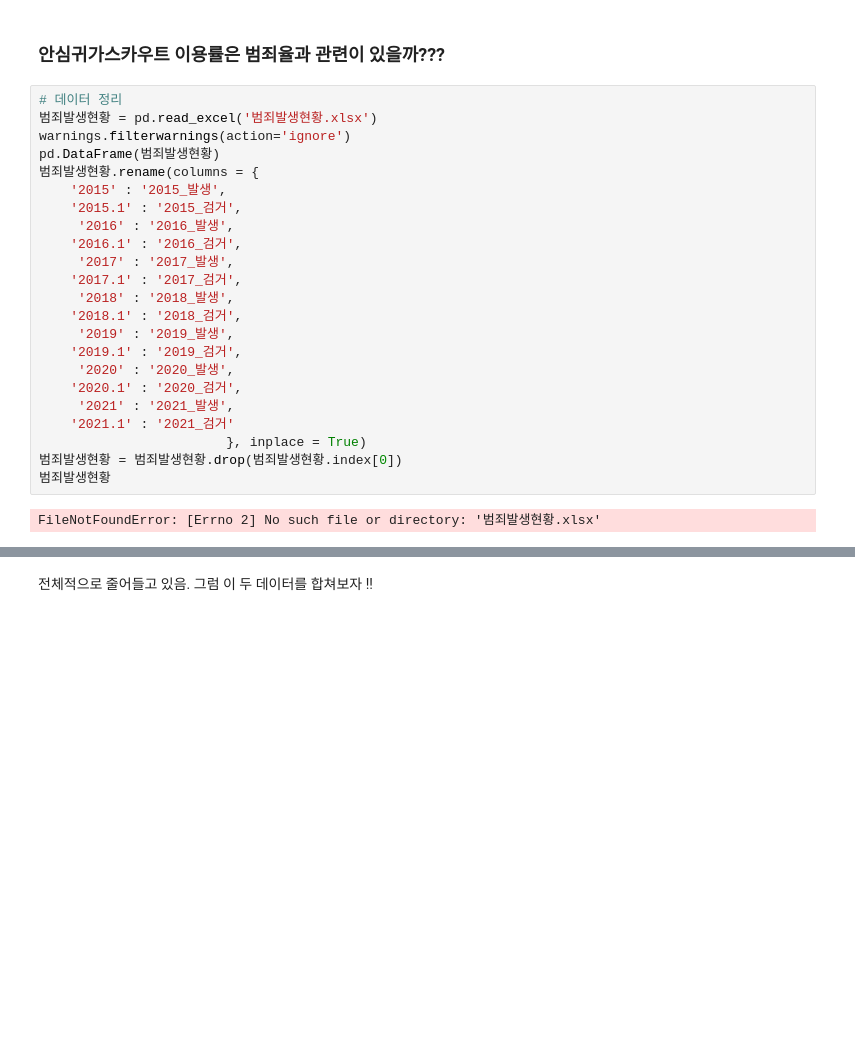
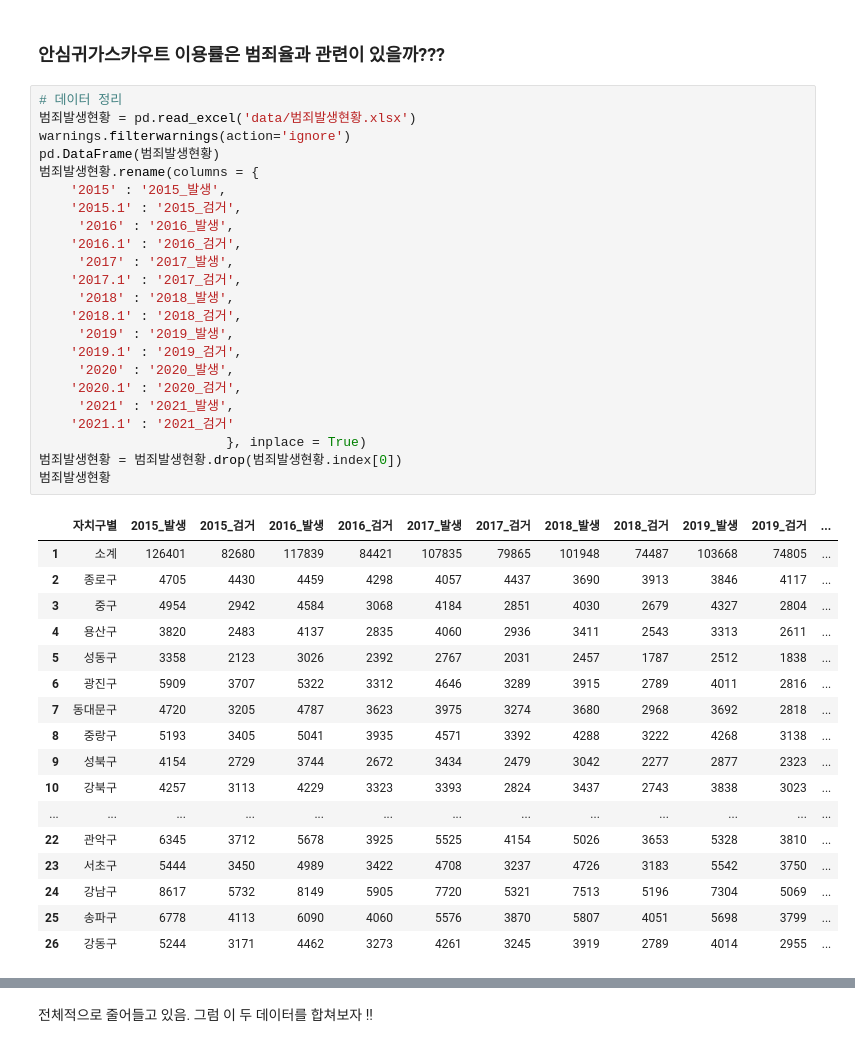
Before and after one commit to sejyom/CrimeStatus, a Jupyter notebook: 안심귀가스카우트-세정이.ipynb, the cells around one changed output, grey strips where cells are left out. Cells and saved outputs as stored; diff of their text form; blank space fills up the shorter version.

```diff
--- a/안심귀가스카우트-세정이.ipynb
+++ b/안심귀가스카우트-세정이.ipynb
@@ -43,29 +60,45 @@ http://www.ohmynews.com/NWS_Web/View/at_pg.aspx?CNTN_CD=A0002747276
 ### 안심귀가스카우트 이용률은 범죄율과 관련이 있을까???
 # %%
 # 데이터 정리
-범죄발생현황 = pd.read_excel('범죄발생현황.xlsx')
+범죄발생현황 = pd.read_excel('data/범죄발생현황.xlsx')
 warnings.filterwarnings(action='ignore')
 pd.DataFrame(범죄발생현황)
 범죄발생현황.rename(columns = {
     '2015' : '2015_발생',
     '2015.1' : '2015_검거',
      '2016' : '2016_발생',
     '2016.1' : '2016_검거',
      '2017' : '2017_발생',
     '2017.1' : '2017_검거',
      '2018' : '2018_발생',
     '2018.1' : '2018_검거',
      '2019' : '2019_발생',
     '2019.1' : '2019_검거',
      '2020' : '2020_발생',
     '2020.1' : '2020_검거',
      '2021' : '2021_발생',
     '2021.1' : '2021_검거'
                         }, inplace = True)
 범죄발생현황 = 범죄발생현황.drop(범죄발생현황.index[0])
 범죄발생현황
 # %% [output]
-FileNotFoundError: [Errno 2] No such file or directory: '범죄발생현황.xlsx'
+|  | 자치구별 | 2015_발생 | 2015_검거 | 2016_발생 | 2016_검거 | 2017_발생 | 2017_검거 | 2018_발생 | 2018_검거 | 2019_발생 | 2019_검거 | ... |
+| 1 | 소계 | 126401 | 82680 | 117839 | 84421 | 107835 | 79865 | 101948 | 74487 | 103668 | 74805 | ... |
+| 2 | 종로구 | 4705 | 4430 | 4459 | 4298 | 4057 | 4437 | 3690 | 3913 | 3846 | 4117 | ... |
+| 3 | 중구 | 4954 | 2942 | 4584 | 3068 | 4184 | 2851 | 4030 | 2679 | 4327 | 2804 | ... |
+| 4 | 용산구 | 3820 | 2483 | 4137 | 2835 | 4060 | 2936 | 3411 | 2543 | 3313 | 2611 | ... |
+| 5 | 성동구 | 3358 | 2123 | 3026 | 2392 | 2767 | 2031 | 2457 | 1787 | 2512 | 1838 | ... |
+| 6 | 광진구 | 5909 | 3707 | 5322 | 3312 | 4646 | 3289 | 3915 | 2789 | 4011 | 2816 | ... |
+| 7 | 동대문구 | 4720 | 3205 | 4787 | 3623 | 3975 | 3274 | 3680 | 2968 | 3692 | 2818 | ... |
+| 8 | 중랑구 | 5193 | 3405 | 5041 | 3935 | 4571 | 3392 | 4288 | 3222 | 4268 | 3138 | ... |
+| 9 | 성북구 | 4154 | 2729 | 3744 | 2672 | 3434 | 2479 | 3042 | 2277 | 2877 | 2323 | ... |
+| 10 | 강북구 | 4257 | 3113 | 4229 | 3323 | 3393 | 2824 | 3437 | 2743 | 3838 | 3023 | ... |
+| ... | ... | ... | ... | ... | ... | ... | ... | ... | ... | ... | ... | ... |
+| 22 | 관악구 | 6345 | 3712 | 5678 | 3925 | 5525 | 4154 | 5026 | 3653 | 5328 | 3810 | ... |
+| 23 | 서초구 | 5444 | 3450 | 4989 | 3422 | 4708 | 3237 | 4726 | 3183 | 5542 | 3750 | ... |
+| 24 | 강남구 | 8617 | 5732 | 8149 | 5905 | 7720 | 5321 | 7513 | 5196 | 7304 | 5069 | ... |
+| 25 | 송파구 | 6778 | 4113 | 6090 | 4060 | 5576 | 3870 | 5807 | 4051 | 5698 | 3799 | ... |
+| 26 | 강동구 | 5244 | 3171 | 4462 | 3273 | 4261 | 3245 | 3919 | 2789 | 4014 | 2955 | ... |
 # %%
 범죄발생건 = 범죄발생현황[['2015_발생', '2016_발생', '2017_발생', '2018_발생', '2019_발생', '2020_발생', '2021_발생']]
 범죄발생건.rename(index={
```
Also changed, not shown: parts of 9 cells of this notebook, 2 other files.
